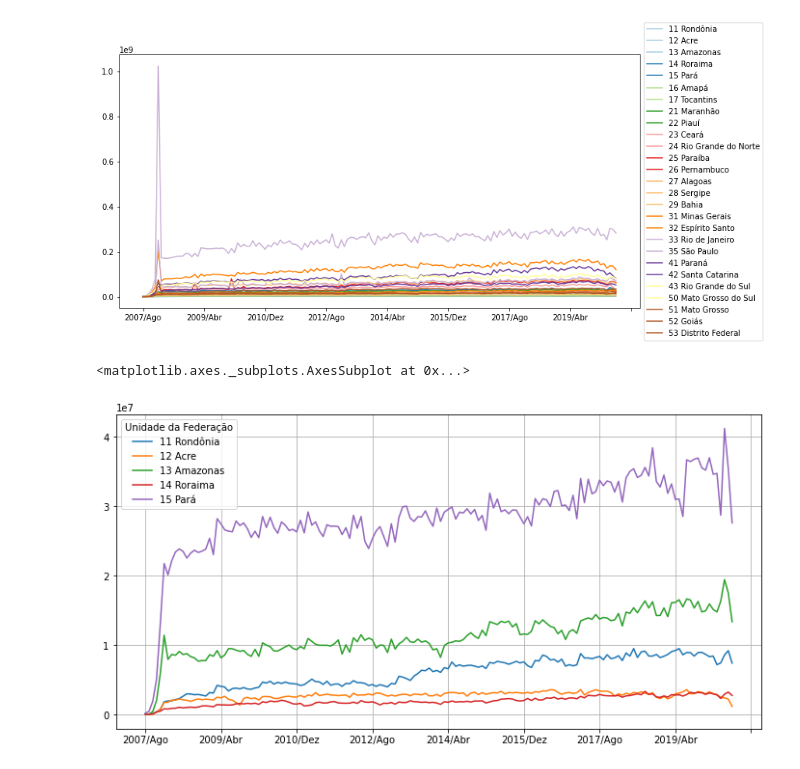
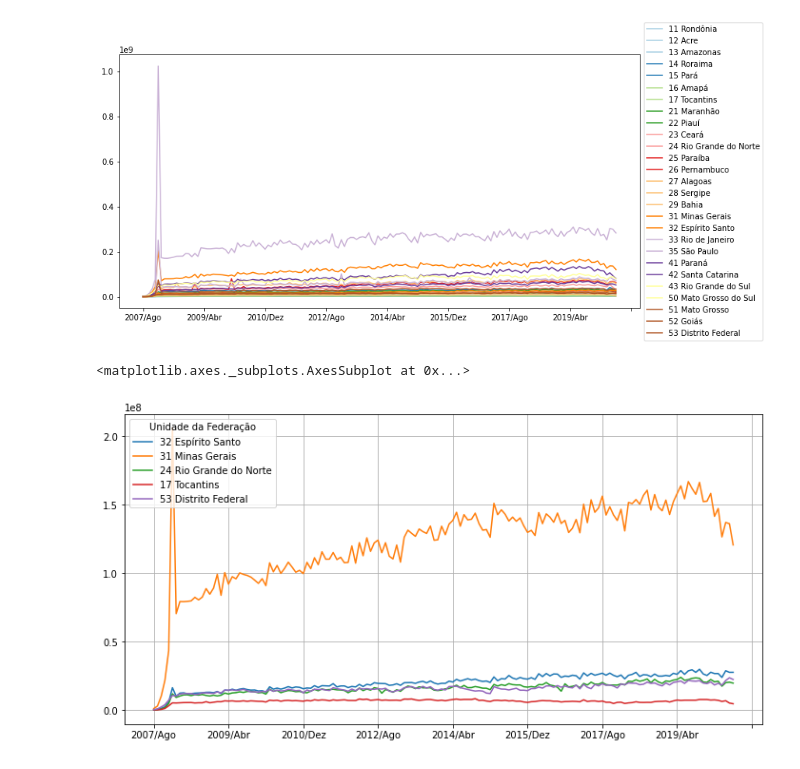
Before and after one commit to maikyramon/bootcamp, a Jupyter notebook: BootCampDataScienceAula1.ipynb, the cells around one changed output. Drawn from its saved outputs; the diff is of its cells as text; code cells hidden in the pictures.

```diff
--- a/BootCampDataScienceAula1.ipynb
+++ b/BootCampDataScienceAula1.ipynb
@@ -202,10 +209,18 @@ plt.legend(loc='center left', bbox_to_anchor=(1.0, 0.5))
 # %% [output]
 <matplotlib.legend.Legend at 0x...>
 [figure]
-# %%
-estados = usaveis.T[["11 Rondônia", "12 Acre", "13 Amazonas", "14 Roraima", "15 Pará"]]
-estados.plot(figsize=(12,6), grid=True)
-# %% [output]
-<matplotlib.axes._subplots.AxesSubplot at 0x...>
-[figure, removed]
+# %%
+#estados = usaveis.T[["11 Rondônia", "12 Acre", "13 Amazonas", "14 Roraima", "15 Pará"]]
+#ou
+#estados = usaveis[:5].T         # 5 primeiros
+#estados = usaveis.sample(n=5).T # 5 aleatorios
+import numpy as np
+np.random.seed(687942)  # a seed é o numero inicial que gera os randomicos,
+                        # setando uma seed é possível reproduzir a mesma sequencia utilizando o sample!
+
+estados = usaveis.sample(n=5).T
+estados.plot(figsize=(12,6), grid=True)
+# %% [output]
+<matplotlib.axes._subplots.AxesSubplot at 0x...>
+[figure, added]
 # %%
```
Also changed, not shown: parts of 5 cells of this notebook.
